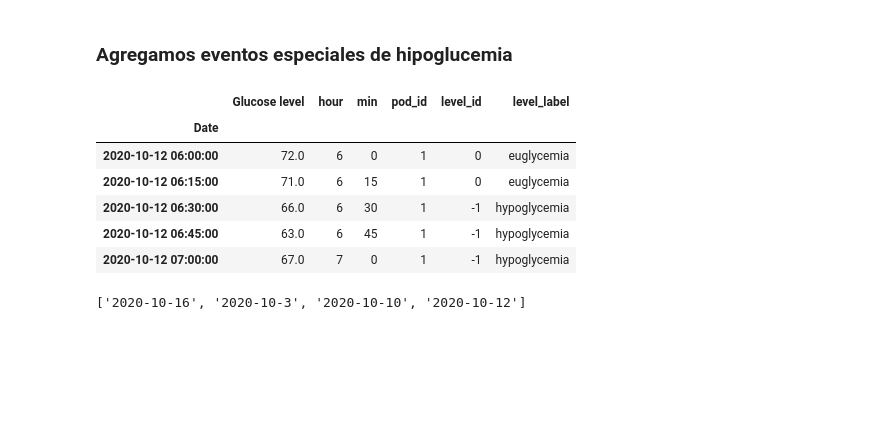
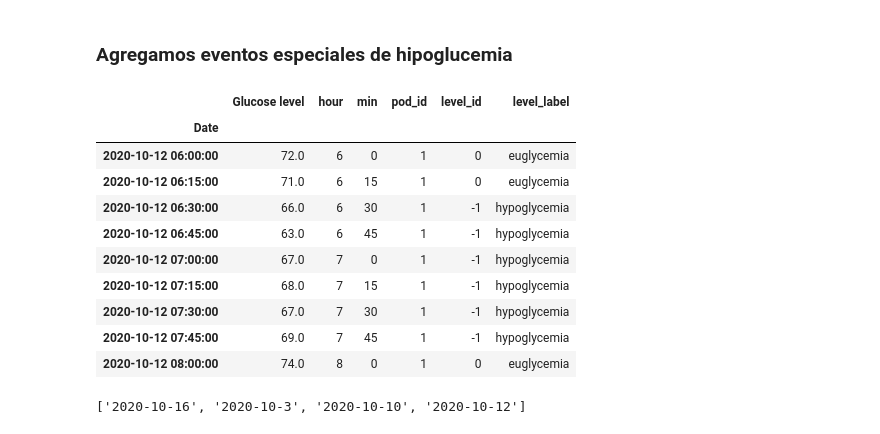
Before and after one commit to wmhr28/tfm-forecasting-glucose, a Jupyter notebook: 3.- Seleccionar los pacientes para evaluación.ipynb, the cells around one changed output. Cells and saved outputs as stored; diff of their text form; code cells hidden in the pictures; blank space fills up the shorter version.

```diff
--- a/3.- Seleccionar los pacientes para evaluación.ipynb
+++ b/3.- Seleccionar los pacientes para evaluación.ipynb
@@ -367,15 +377,19 @@ Rango Fin Objetivo   : 2020-10-12 23:59:59
 # %% [markdown]
 ### Agregamos eventos especiales de hipoglucemia
 # %%
-df_rango.loc[dateObj+' 06:00:00':dateObj+' 07:00:00']
+df_rango.loc[dateObj+' 06:00:00':dateObj+' 08:00:00']
 # %% [output]
 |  | Glucose level | hour | min | pod_id | level_id | level_label |
 | Date |  |  |  |  |  |  |
 | 2020-10-12 06:00:00 | 72.0 | 6 | 0 | 1 | 0 | euglycemia |
 | 2020-10-12 06:15:00 | 71.0 | 6 | 15 | 1 | 0 | euglycemia |
 | 2020-10-12 06:30:00 | 66.0 | 6 | 30 | 1 | -1 | hypoglycemia |
 | 2020-10-12 06:45:00 | 63.0 | 6 | 45 | 1 | -1 | hypoglycemia |
 | 2020-10-12 07:00:00 | 67.0 | 7 | 0 | 1 | -1 | hypoglycemia |
+| 2020-10-12 07:15:00 | 68.0 | 7 | 15 | 1 | -1 | hypoglycemia |
+| 2020-10-12 07:30:00 | 67.0 | 7 | 30 | 1 | -1 | hypoglycemia |
+| 2020-10-12 07:45:00 | 69.0 | 7 | 45 | 1 | -1 | hypoglycemia |
+| 2020-10-12 08:00:00 | 74.0 | 8 | 0 | 1 | 0 | euglycemia |
 # %%
 especialesP1.append('2020-10-12 06:30:00')
 # %%
```
Also changed, not shown: parts of 11 cells of this notebook, 2 other files.
